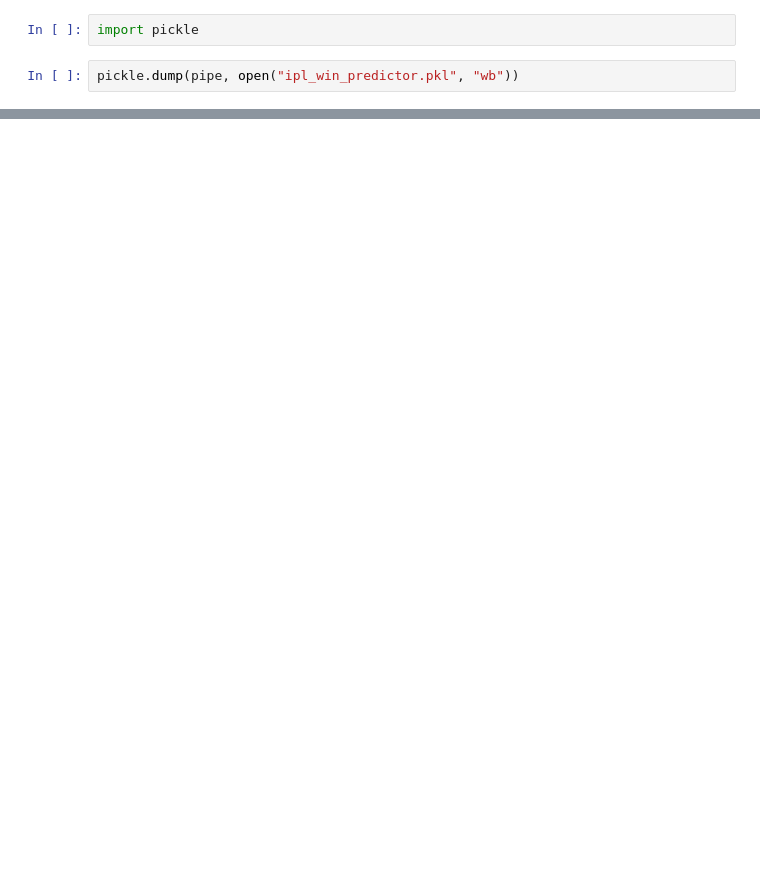
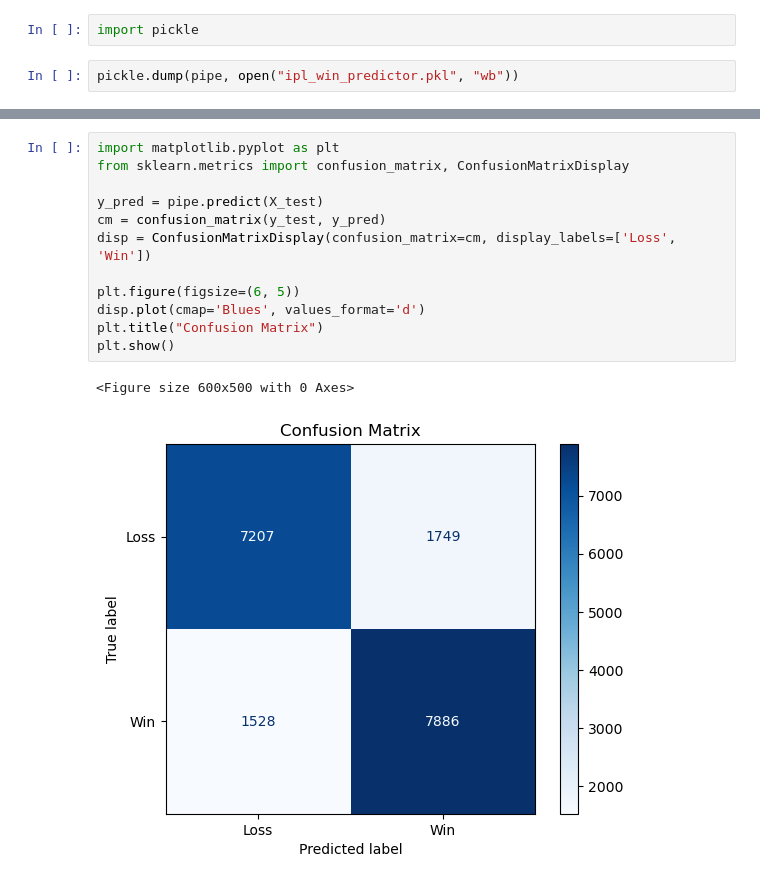
Before and after one commit to sattu06/Ipl-win-predictors, a Jupyter notebook: code_file.ipynb, the cells around one changed output, grey strips where cells are left out. Drawn from its saved outputs; the diff is of its cells as text; blank space fills up the shorter version.

```diff
--- a/code_file.ipynb
+++ b/code_file.ipynb
@@ -576,0 +637,15 @@ pickle.dump(pipe, open("ipl_win_predictor.pkl", "wb"))
+# %%
+import matplotlib.pyplot as plt
+from sklearn.metrics import confusion_matrix, ConfusionMatrixDisplay
+
+y_pred = pipe.predict(X_test)
+cm = confusion_matrix(y_test, y_pred)
+disp = ConfusionMatrixDisplay(confusion_matrix=cm, display_labels=['Loss', 'Win'])
+
+plt.figure(figsize=(6, 5))
+disp.plot(cmap='Blues', values_format='d')
+plt.title("Confusion Matrix")
+plt.show()
+# %% [output]
+<Figure size 600x500 with 0 Axes>
+[figure, added]
```
Also changed, not shown: parts of 18 cells of this notebook.
